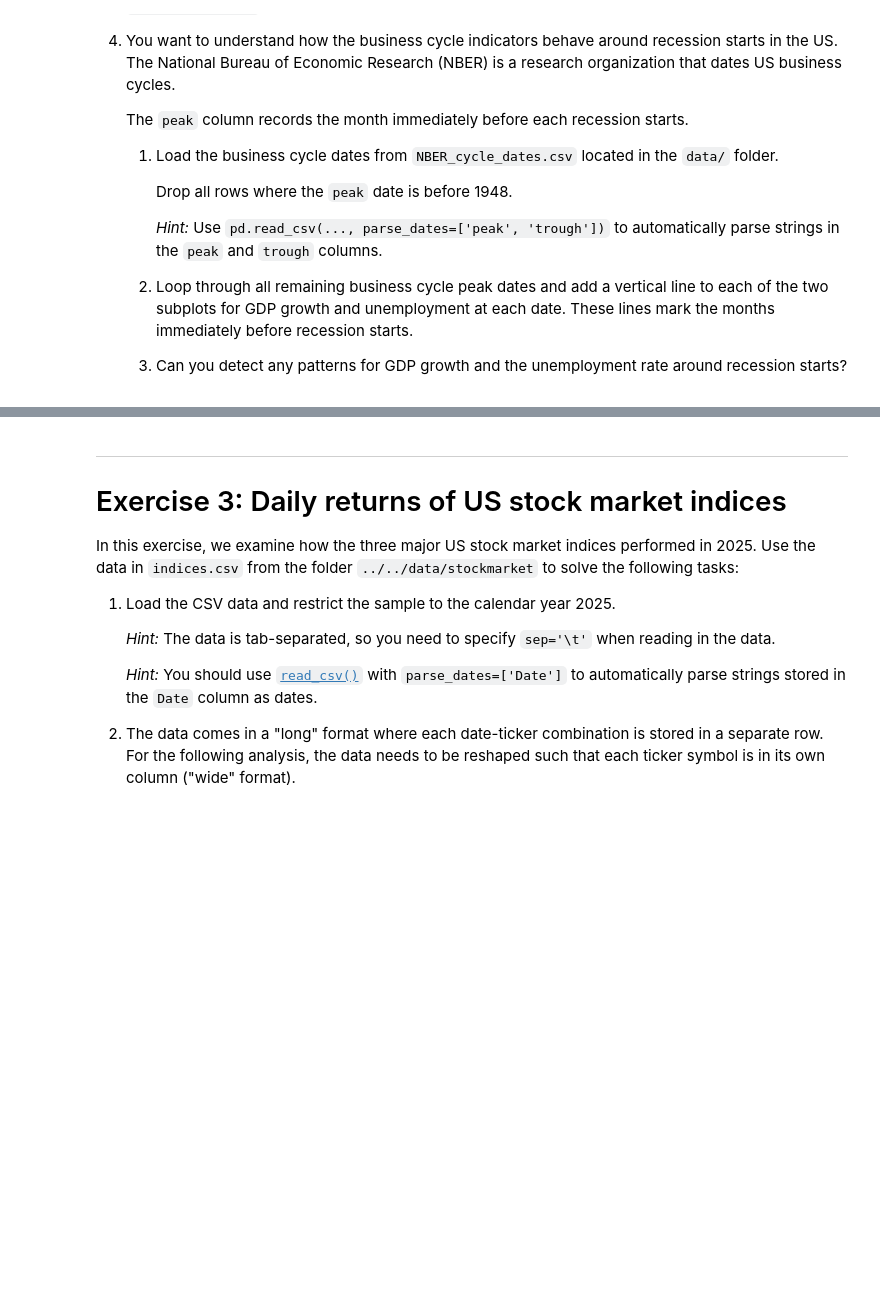
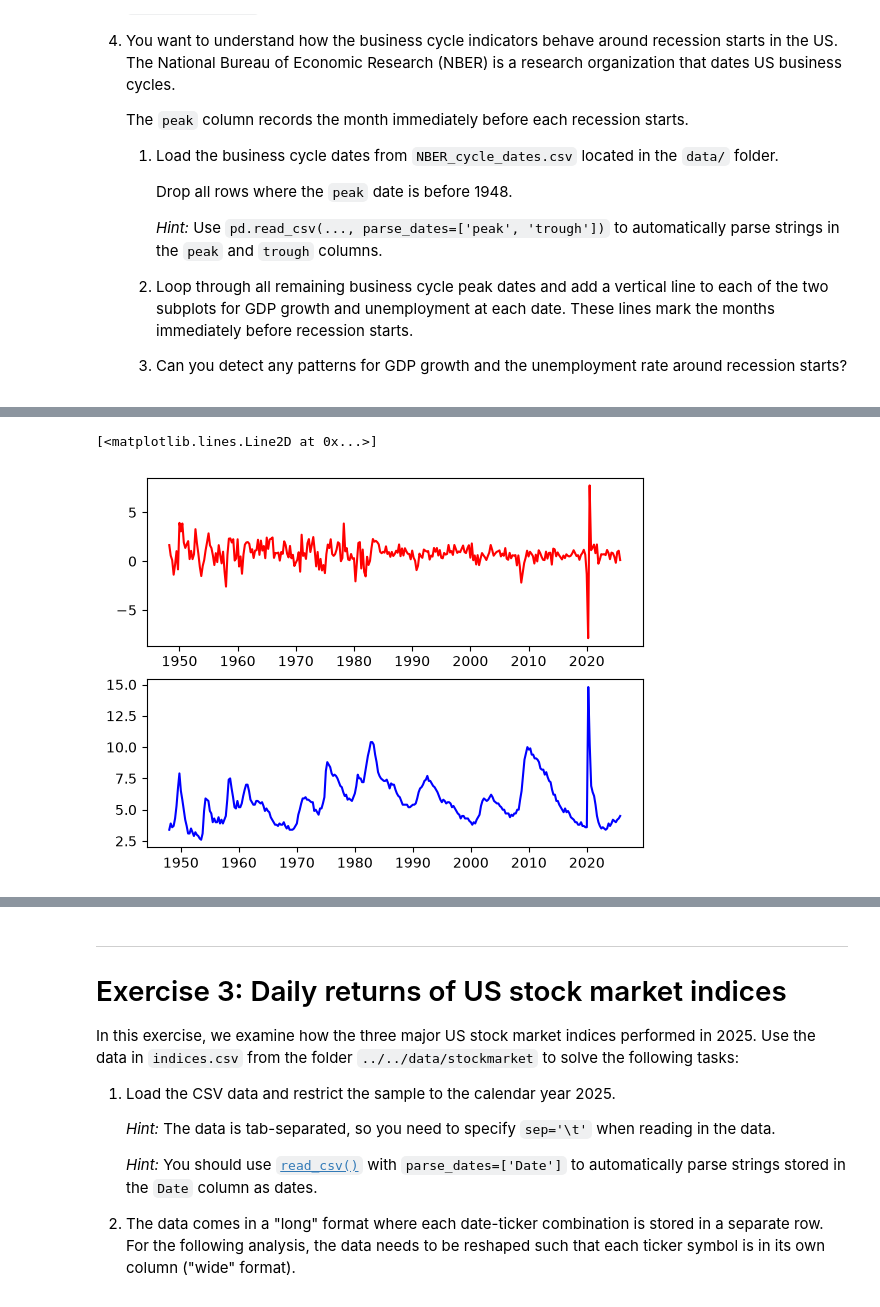
Before and after one commit to Tomas7215/TECH2-H26, a Jupyter notebook: workshops/workshop3/workshop3 pasty.ipynb, the cells around one changed output, grey strips where cells are left out. Drawn from its saved outputs; the diff is of its cells as text; code cells hidden in the pictures; blank space fills up the shorter version.

```diff
--- a/workshops/workshop3/workshop3 pasty.ipynb
+++ b/workshops/workshop3/workshop3 pasty.ipynb
@@ -115,3 +115,19 @@ In this exercise, you are asked to plot two main business cycle indicators, GDP
 
     3.  Can you detect any patterns for GDP growth and the unemployment rate
         around recession starts?
+# %%
+import pandas as pd
+import matplotlib.pyplot as plt
+# Forward slashes – works on Windows too (recommended)
+from pathlib import Path
+
+print("Python is running in:", Path.cwd())
+
+# Search the current folder and up to 3 levels above for the file
+for base in [Path.cwd(), *list(Path.cwd().parents)[:3]]:
+    hits = list(base.rglob('FRED_quarterly.csv'))
+    if hits:
+        print("Found it:", hits[0])
+        break
+else:
+    print("Not found anywhere nearby.")
@@ -117,0 +137,7 @@ In this exercise, you are asked to plot two main business cycle indicators, GDP
+# %%
+import pandas as pd
+
+fred_path = hits[0]
+df = pd.read_csv(fred_path, parse_dates=['DATE'], index_col='DATE')
+print(df.columns)
+print(df.head())
@@ -117,0 +155,4 @@ In this exercise, you are asked to plot two main business cycle indicators, GDP
+# %%
+df['GDP_growth'] = df['GDP'].pct_change() * 100
+
+print(df[['GDP', 'GDP_growth']].head())
@@ -117,0 +167,8 @@ In this exercise, you are asked to plot two main business cycle indicators, GDP
+# %%
+import matplotlib.pyplot as plt
+fig, axes = plt.subplots(2, 1)
+axes[0].plot(df.index, df["GDP_growth"], color = "red")
+axes[1].plot(df.index, df["UNRATE"], color = "blue")
+# %% [output]
+[<matplotlib.lines.Line2D at 0x...>]
+[figure, added]
```
Also changed, not shown: parts of 13 cells of this notebook.
